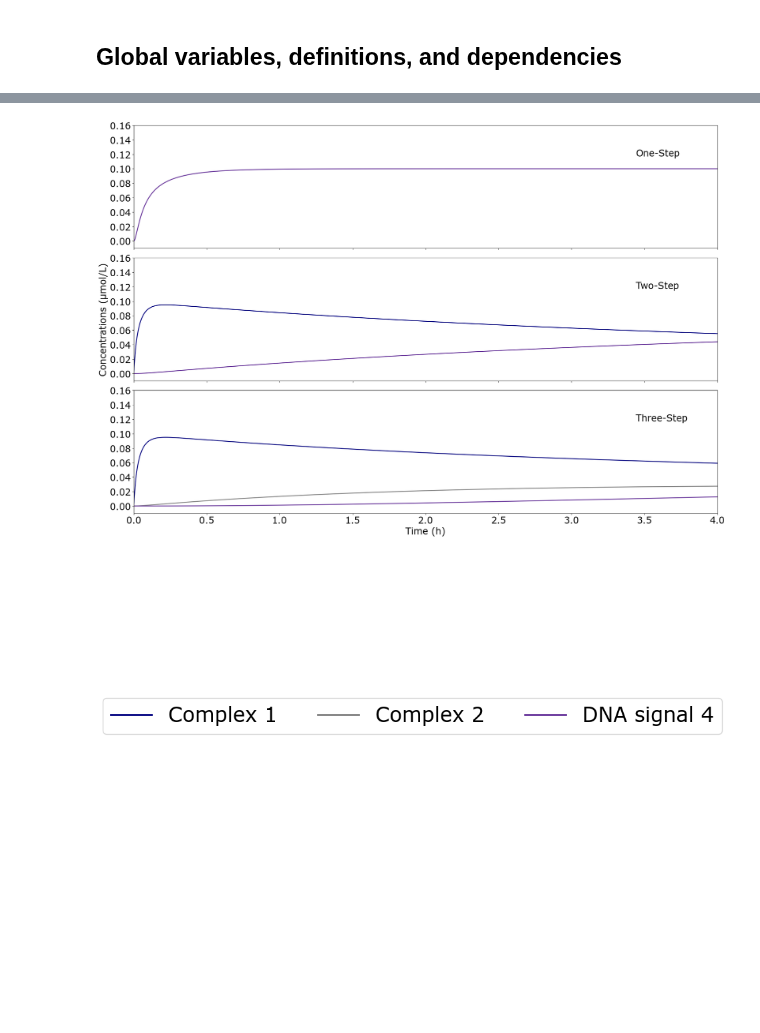
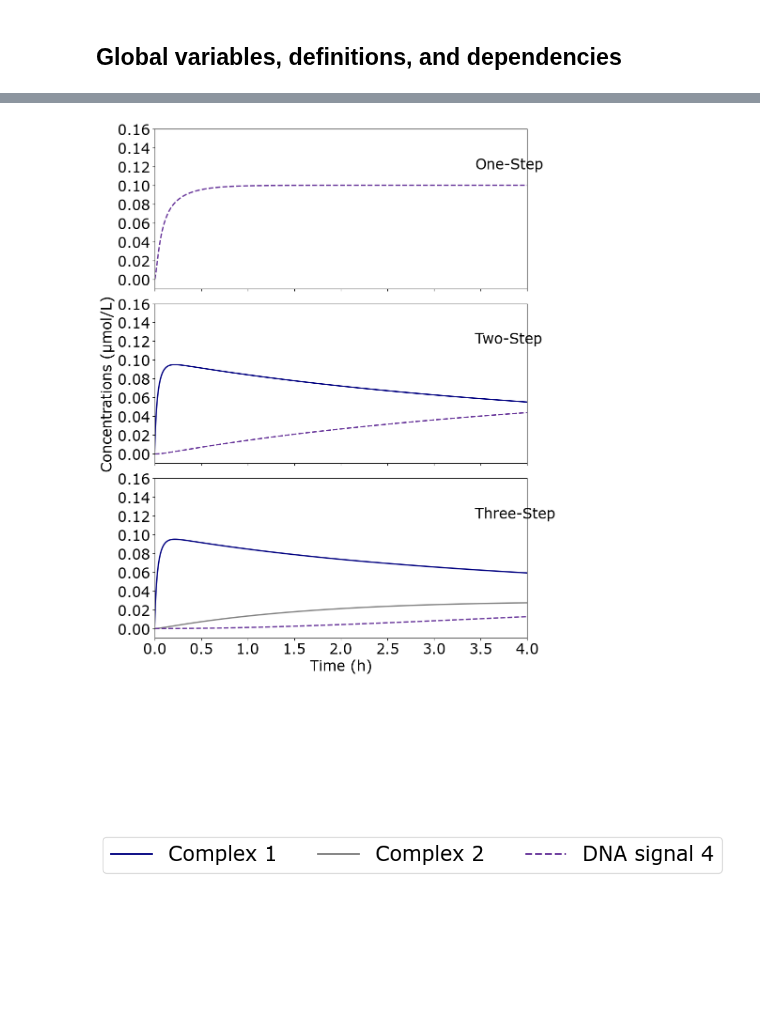
Before and after one commit to usnistgov/TMSE_BioCRNpyler_Library, a Jupyter notebook: supplemental_examples/SI_DNAgate_TMSEmechs.ipynb, the cells around one changed output, grey strips where cells are left out. Saved outputs shown, nothing was run; the diff lists cells and outputs as text; code cells hidden in the pictures; blank space fills up the shorter version.

```diff
--- a/supplemental_examples/SI_DNAgate_TMSEmechs.ipynb
+++ b/supplemental_examples/SI_DNAgate_TMSEmechs.ipynb
@@ -118,43 +118,43 @@ tmse_conditions = {'One-Step':[OneStepTMSE()],
                    'Three-Step': [ThreeStepTMSE()]}
 
 # Dictionary for plotting
-list_species=  {'dna_Signal_4':['rebeccapurple', 'DNA signal 4', 'solid'],}
+list_species=  {'dna_Signal_4':['rebeccapurple', 'DNA signal 4', 'dashed'],}
 plot_dict= {'complex_dna_Gate_2_4_dna_Input_2_':['navy', 'Complex 1', 'solid'],
             'complex_dna_GateOut_2_2_dna_Output_2_4_': ['grey', 'Complex 2', 'solid']}
 # %%
-fig = plt.figure(figsize=(21, 14))  # Width set to match letter-size paper width (inches)
+fig = plt.figure(figsize=(10, 12))  # Width set to match letter-size paper width (inches)
 gs = GridSpec(3, 1, figure=fig, height_ratios=[1,1, 1])  # Equal heights for both subplots
 
 for key, ax_num in zip(tmse_conditions.keys(), range(3)):
     mech_tmse = tmse_conditions[key][0]
     tmse_mechanisms = {mech_tmse.mechanism_type:mech_tmse}
 
     # Make Mixture and Compile
     M_DNAseesaw_AND = Mixture("SeeSaw_AND",
                               components=[step_tmse],
                               parameters=parameters_AND,
                               mechanisms=tmse_mechanisms)
 
     # Compile the CRN with Mixture.compile_crn
     CRN_DNAseesaw_AND = M_DNAseesaw_AND.compile_crn()
 
     # Simulate
     try:
         R = CRN_DNAseesaw_AND.simulate_with_bioscrape_via_sbml(timepoints = timepoints,
                                                                initial_condition_dict = initial_concentration_dict)
         time = R['time'] / 3600
         ax=fig.add_subplot(gs[ax_num])
 
         #Plot
         plot_subplots(key, time, list_species, ax, ax_num, plot_dict)
 
     except ModuleNotFoundError:
         print("Plotting Modules not installed.")
 
 plt.savefig(f'{figs_dir}/SI_TMSEmechs.svg')
 plt.tight_layout()
 # %% [output]
-[figure, old version]
+[figure, new version]
 # %%
 handles, labels = [], []
 
```
Also changed, not shown: parts of 4 cells of this notebook, 5 other files.
